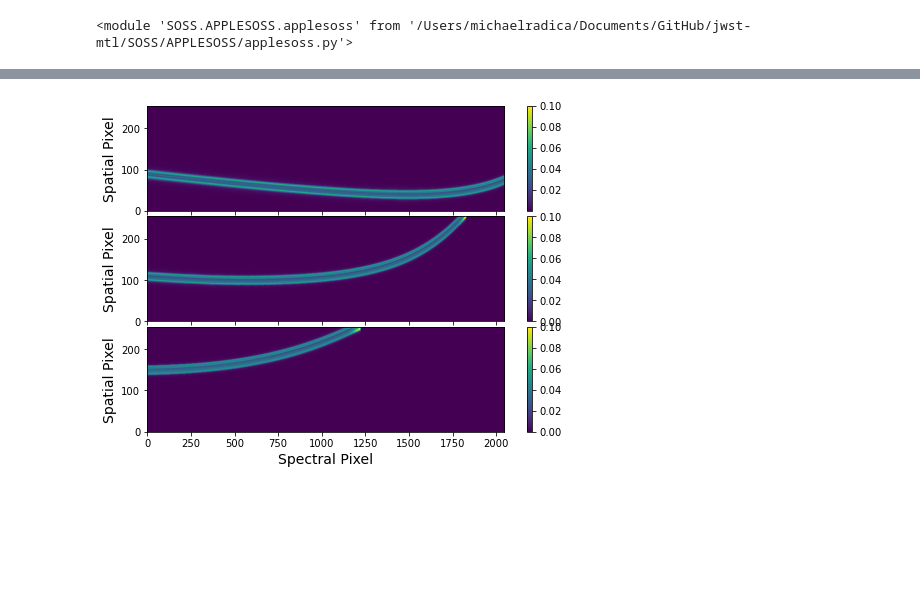
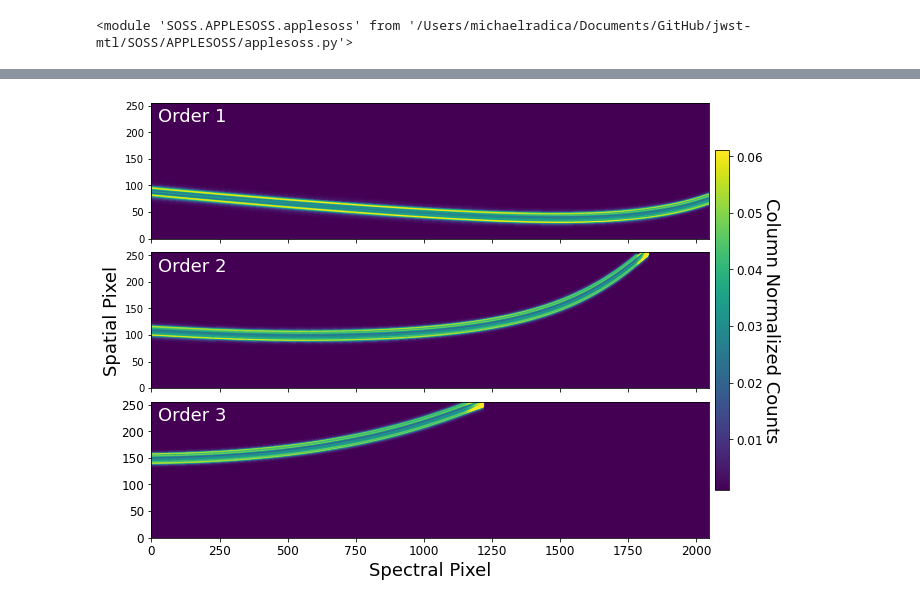
Before and after one commit to njcuk9999/jwst-mtl, a Jupyter notebook: SOSS/APPLESOSS/applesoss_demo.ipynb, the cells around one changed output, grey strips where cells are left out. Saved outputs shown, nothing was run; the diff lists cells and outputs as text; code cells hidden in the pictures; blank space fills up the shorter version.

```diff
--- a/SOSS/APPLESOSS/applesoss_demo.ipynb
+++ b/SOSS/APPLESOSS/applesoss_demo.ipynb
@@ -81,31 +84,37 @@ Starting the APPLESOSS module.
 Done.
 # %%
 # Show the spatial profile models for each order.
-fig = plt.figure(figsize=(8, 6), facecolor='white')
-gs = gridspec.GridSpec(3, 1, height_ratios=[1, 1, 1])
+fig, ax = plt.subplots(3, figsize=(10, 8), facecolor='white')
 
-ax1 = plt.subplot(gs[0])
-plt.imshow(spat_prof.order1, origin='lower', aspect='auto', vmax=0.1)
-plt.colorbar()
-ax1.set_ylabel('Spatial Pixel', fontsize=14)
+ax1 = ax[0]
+ax1.imshow(spat_prof.order1, origin='lower', aspect='auto', vmax=0.061, vmin=0.001)
 ax1.xaxis.set_major_formatter(plt.NullFormatter())
+plt.yticks(fontsize=12)
+ax1.text(25, 220, 'Order 1', fontsize=18, c='white')
 
-ax2 = plt.subplot(gs[1])
-plt.imshow(spat_prof.order2, origin='lower', aspect='auto', vmin=0, vmax=0.1)
-plt.colorbar()
+ax2 = ax[1]
+aa = ax2.imshow(spat_prof.order2, origin='lower', aspect='auto', vmin=0.001, vmax=0.061)
+cax = ax2.inset_axes([1.01, -0.75, 0.025, 2.5], transform=ax2.transAxes)
+cbar = plt.colorbar(aa, ax=ax[:], cax=cax)
+cbar.set_label(r'Column Normalized Counts', rotation=270, fontsize=18, labelpad=18)
+cbar.ax.tick_params(labelsize=12)
+
 ax2.xaxis.set_major_formatter(plt.NullFormatter())
-ax2.set_ylabel('Spatial Pixel', fontsize=14)
+ax2.set_ylabel('Spatial Pixel', fontsize=18)
+plt.yticks(fontsize=12)
+ax2.text(25, 220, 'Order 2', fontsize=18, c='white')
 
-ax3 = plt.subplot(gs[2])
-plt.imshow(spat_prof.order3, origin='lower', aspect='auto', vmin=0, vmax=0.1)
-plt.colorbar()
-ax3.set_xlabel('Spectral Pixel', fontsize=14)
-ax3.set_ylabel('Spatial Pixel', fontsize=14)
+ax3 = ax[2]
+ax3.imshow(spat_prof.order3, origin='lower', aspect='auto', vmin=0.001, vmax=0.061)
+ax3.set_xlabel('Spectral Pixel', fontsize=18)
+ax3.text(25, 220, 'Order 3', fontsize=18, c='white')
 
-plt.subplots_adjust(hspace=0.05)
+plt.subplots_adjust(hspace=0.1)
+plt.xticks(fontsize=12)
+plt.yticks(fontsize=12)
 plt.show()
 # %% [output]
-[figure, old version]
+[figure, new version]
 # %%
 # Open the true spatial profiles which were seeded in the simulation and bin down to
 # native resolution.
```
Also changed, not shown: parts of 8 cells of this notebook, 1 other file.
